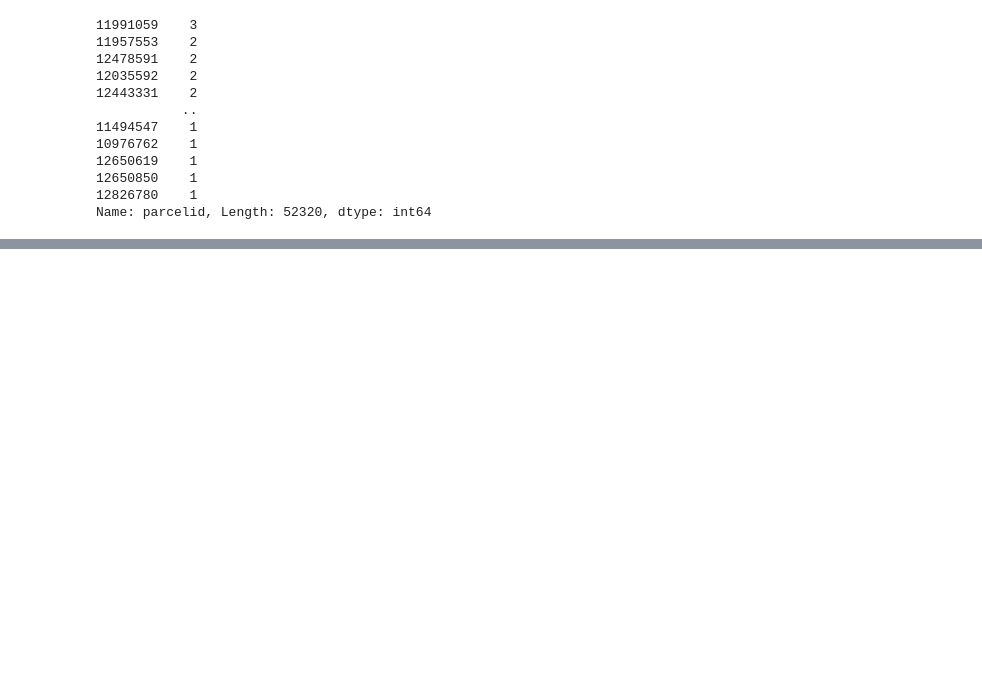
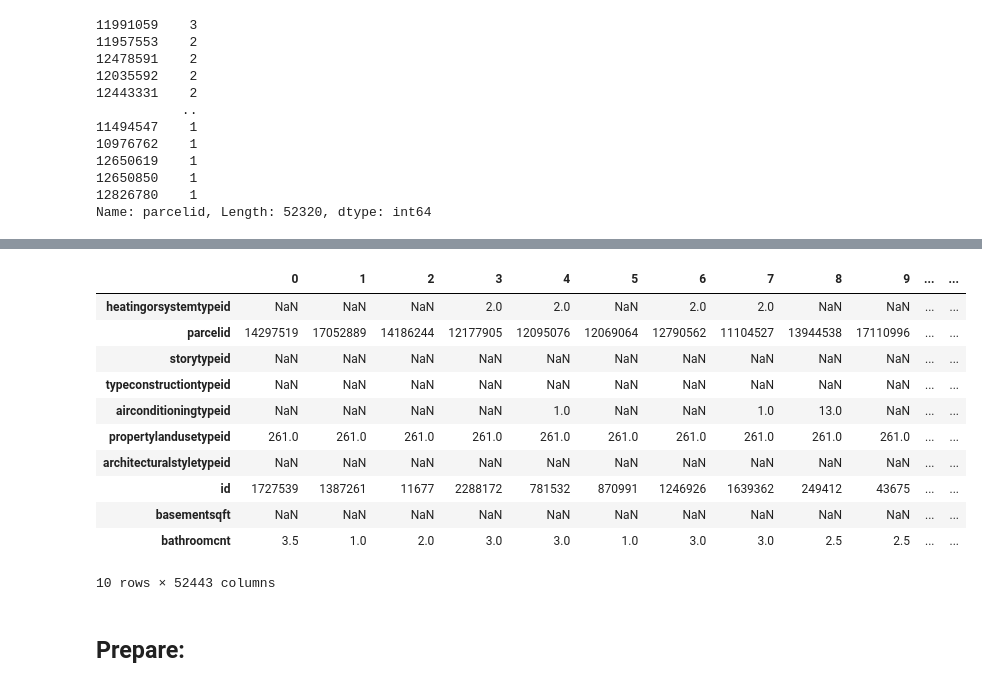
Before and after one commit to jeneyring/clustering-exercises-s, a Jupyter notebook: clustering-exercises.ipynb, the cells around one changed output, grey strips where cells are left out. Drawn from its saved outputs; the diff is of its cells as text; code cells hidden in the pictures; blank space fills up the shorter version.

```diff
--- a/clustering-exercises.ipynb
+++ b/clustering-exercises.ipynb
@@ -61,0 +121,3 @@ Name: parcelid, Length: 52320, dtype: int64
+# %%
+#turning dataset horizontally for easier reading and making a copy for a new df that will show nulls count and % of nulls
+df_nulls = df.copy().T
@@ -61,0 +134,21 @@ Name: parcelid, Length: 52320, dtype: int64
+# %%
+#creating a column that counts all the nulls
+df_nulls['num_rows_missing']= df_nulls.count(axis=1)
+# %%
+#creating a column that finds what % the nulls are based on dataset count
+df_nulls['pct_rows_missing']= round(df_nulls.count(axis=1)* 100 / len(df_nulls))
+# %%
+df_nulls.head(10)
+# %% [output]
+|  | 0 | 1 | 2 | 3 | 4 | 5 | 6 | 7 | 8 | 9 | ... | ... |
+| heatingorsystemtypeid | NaN | NaN | NaN | 2.0 | 2.0 | NaN | 2.0 | 2.0 | NaN | NaN | ... | ... |
+| parcelid | 14297519 | 17052889 | 14186244 | 12177905 | 12095076 | 12069064 | 12790562 | 11104527 | 13944538 | 17110996 | ... | ... |
+| storytypeid | NaN | NaN | NaN | NaN | NaN | NaN | NaN | NaN | NaN | NaN | ... | ... |
+| typeconstructiontypeid | NaN | NaN | NaN | NaN | NaN | NaN | NaN | NaN | NaN | NaN | ... | ... |
+| airconditioningtypeid | NaN | NaN | NaN | NaN | 1.0 | NaN | NaN | 1.0 | 13.0 | NaN | ... | ... |
+| propertylandusetypeid | 261.0 | 261.0 | 261.0 | 261.0 | 261.0 | 261.0 | 261.0 | 261.0 | 261.0 | 261.0 | ... | ... |
+| architecturalstyletypeid | NaN | NaN | NaN | NaN | NaN | NaN | NaN | NaN | NaN | NaN | ... | ... |
+| id | 1727539 | 1387261 | 11677 | 2288172 | 781532 | 870991 | 1246926 | 1639362 | 249412 | 43675 | ... | ... |
+| basementsqft | NaN | NaN | NaN | NaN | NaN | NaN | NaN | NaN | NaN | NaN | ... | ... |
+| bathroomcnt | 3.5 | 1.0 | 2.0 | 3.0 | 3.0 | 1.0 | 3.0 | 3.0 | 2.5 | 2.5 | ... | ... |
+10 rows × 52443 columns
@@ -61,0 +165,2 @@ Name: parcelid, Length: 52320, dtype: int64
+# %% [markdown]
+## Prepare:
```
Also changed, not shown: parts of 42 cells of this notebook, 1 other file.
